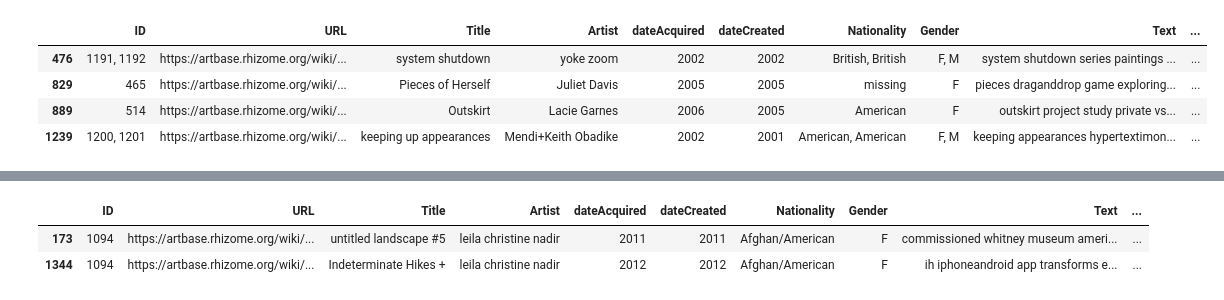
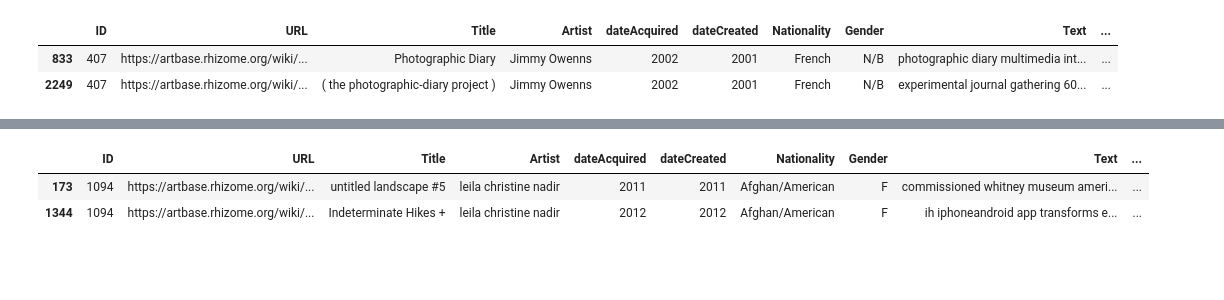
Before and after one commit to laurentfintoni/Net-Art-Rev, a Jupyter notebook: For_Marghe.ipynb, the cells around one changed output, grey strips where cells are left out. Cells and saved outputs as stored; diff of their text form; code cells hidden in the pictures; blank space fills up the shorter version.

```diff
--- a/For_Marghe.ipynb
+++ b/For_Marghe.ipynb
@@ -69,10 +69,8 @@ rhizome_txt_stop_kw.head()
 | 3 | 312 | https://artbase.rhizome.org/wiki/... | Zaira, City of Memories | Gokcen Erguven | 2004 | 2004 | Turkish | F | project based solely italo calvin... | ... |
 | 4 | 920 | https://artbase.rhizome.org/wiki/... | Z_G [zeitgeist gestalten] | Tiago Borges | 2008 | 2007 | Angolan | M | looking den zeitgeist gestalten d... | ... |
 # %%
-rhizome_txt_stop_kw.loc[(rhizome_txt_stop_kw.Text.str.contains('')) & (rhizome_txt_stop_kw.Gender.str.contains('F'))]
+rhizome_txt_stop_kw.loc[rhizome_txt_stop_kw.Gender.str.contains('N/B')]
 # %% [output]
 |  | ID | URL | Title | Artist | dateAcquired | dateCreated | Nationality | Gender | Text | ... |
-| 476 | 1191, 1192 | https://artbase.rhizome.org/wiki/... | system shutdown | yoke zoom | 2002 | 2002 | British, British | F, M | system shutdown series paintings ... | ... |
-| 829 | 465 | https://artbase.rhizome.org/wiki/... | Pieces of Herself | Juliet Davis | 2005 | 2005 | missing | F | pieces draganddrop game exploring... | ... |
-| 889 | 514 | https://artbase.rhizome.org/wiki/... | Outskirt | Lacie Garnes | 2006 | 2005 | American | F | outskirt project study private vs... | ... |
-| 1239 | 1200, 1201 | https://artbase.rhizome.org/wiki/... | keeping up appearances | Mendi+Keith Obadike | 2002 | 2001 | American, American | F, M | keeping appearances hypertextimon... | ... |
+| 833 | 407 | https://artbase.rhizome.org/wiki/... | Photographic Diary | Jimmy Owenns | 2002 | 2001 | French | N/B | photographic diary multimedia int... | ... |
+| 2249 | 407 | https://artbase.rhizome.org/wiki/... | ( the photographic-diary project ) | Jimmy Owenns | 2002 | 2001 | French | N/B | experimental journal gathering 60... | ... |
```
Also changed, not shown: parts of 6 cells of this notebook, 1 other file.
